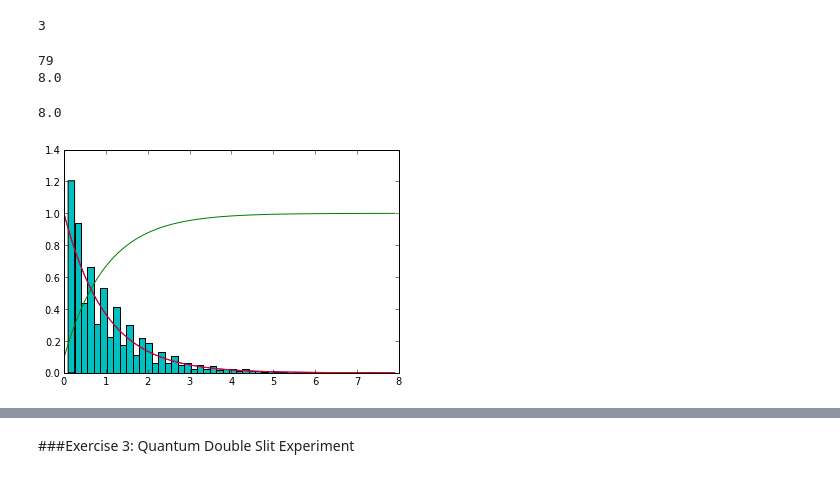
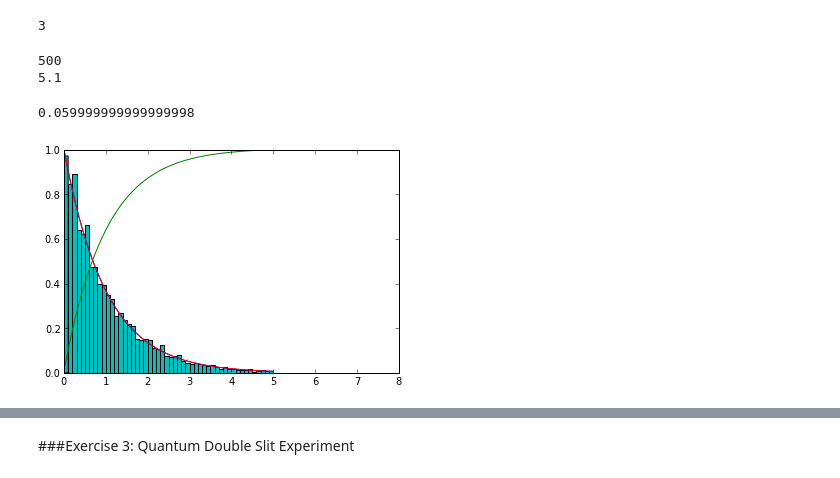
Before and after one commit to ipowellPHYS202/PHYS202-S13, a Jupyter notebook: Week8/Tuesday_Thurs_Notes.ipynb, the cells around one changed output, grey strips where cells are left out. Cells and saved outputs as stored; diff of their text form; code cells hidden in the pictures.

```diff
--- a/Week8/Tuesday_Thurs_Notes.ipynb
+++ b/Week8/Tuesday_Thurs_Notes.ipynb
@@ -129,8 +129,8 @@ searchsorted([1,2,3,5], 4)
 # %%
 lamb=1
 
-dx = .1
-x = arange(0.,8.,dx)
+dx = .01
+x = arange(0.,5.01,dx)
 f = lambda x: lamb*e**(-lamb*x)
 CDF=zeros(x.shape)
 CDF=cumsum(f(x))/sum(f(x))
@@ -144,27 +144,22 @@ print CDF.searchsorted(z_i)
 x_i = CDF.searchsorted(1)*dx+.1
 print x_i
 # %% [output]
-79
-8.0
+500
+5.1
-# %%
-x_i= (CDF.searchsorted(1)*dx+.1)
-print x_i
-
-def Finv(z):
-    A=[]
-    for i in z:
-        A.append(CDF.searchsorted(i)*dx+.1)
-    return A
-
-X_samples=Finv(z)
-# %% [output]
-8.0
+# %%
+x_i= (CDF.searchsorted(1)*dx+.1)
+
+
+Finv = x[searchsorted(CDF,z)]
+Finv[79]
+# %% [output]
+0.059999999999999998
 # %%
 plot(x,f(x))
 plot(x,CDF)
 plot(x,f(x), label='true distribution')
-hist(X_samples,50,normed=True)
+hist(Finv,50,normed=True)
 xlim(0,8)
 show()
 # %% [output]
-[figure, old version]
+[figure, new version]
```
Also changed, not shown: parts of 13 cells of this notebook, 2 other files.
